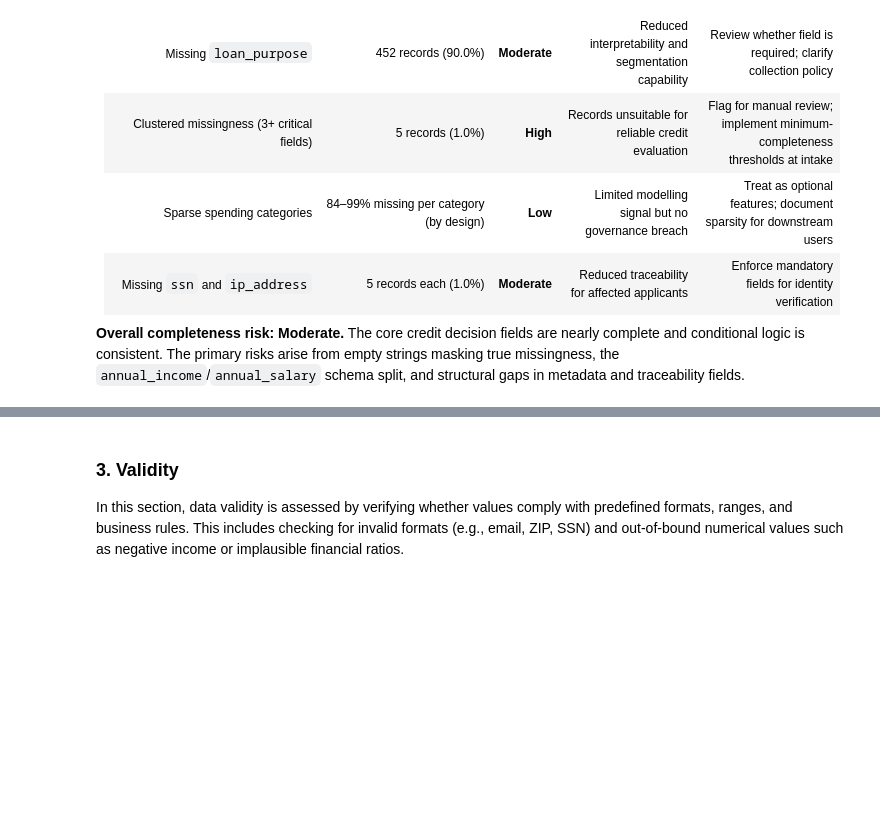
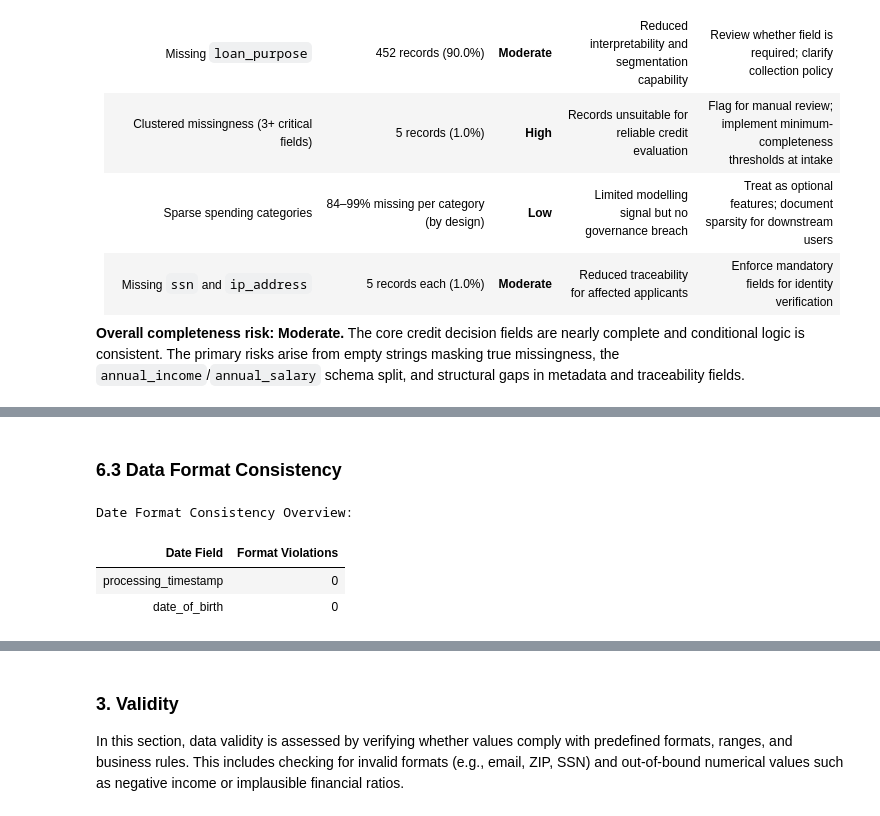
Before and after one commit to mchlkan/dego-2606-group3, a Jupyter notebook: notebooks/01-data-quality.ipynb, the cells around one changed output, grey strips where cells are left out. Saved outputs shown, nothing was run; the diff lists cells and outputs as text; code cells hidden in the pictures; blank space fills up the shorter version.

```diff
--- a/notebooks/01-data-quality.ipynb
+++ b/notebooks/01-data-quality.ipynb
@@ -598,0 +628,26 @@ df["gender"] = df["gender"].replace({
+# %% [markdown]
+### 6.3 Data Format Consistency
+# %%
+# Analyze data format consistency across key structured fields
+date_fields = ["processing_timestamp", "date_of_birth"]
+date_format_issues = {}
+
+for col in date_fields:
+    if col in df.columns:
+        converted = pd.to_datetime(df[col], errors="coerce")
+        # count entries that fail conversion but are not originally missing
+        violations = (converted.isna() & df[col].notna()).sum()
+        date_format_issues[col] = violations
+
+date_format_overview = pd.DataFrame(
+    date_format_issues.items(),
+    columns=["Date Field", "Format Violations"]
+)
+
+print("Date Format Consistency Overview:")
+display(date_format_overview.style.hide(axis="index"))
+# %% [output]
+Date Format Consistency Overview:
+| Date Field | Format Violations |
+| processing_timestamp | 0 |
+| date_of_birth | 0 |
```
Also changed, not shown: parts of 18 cells of this notebook.
